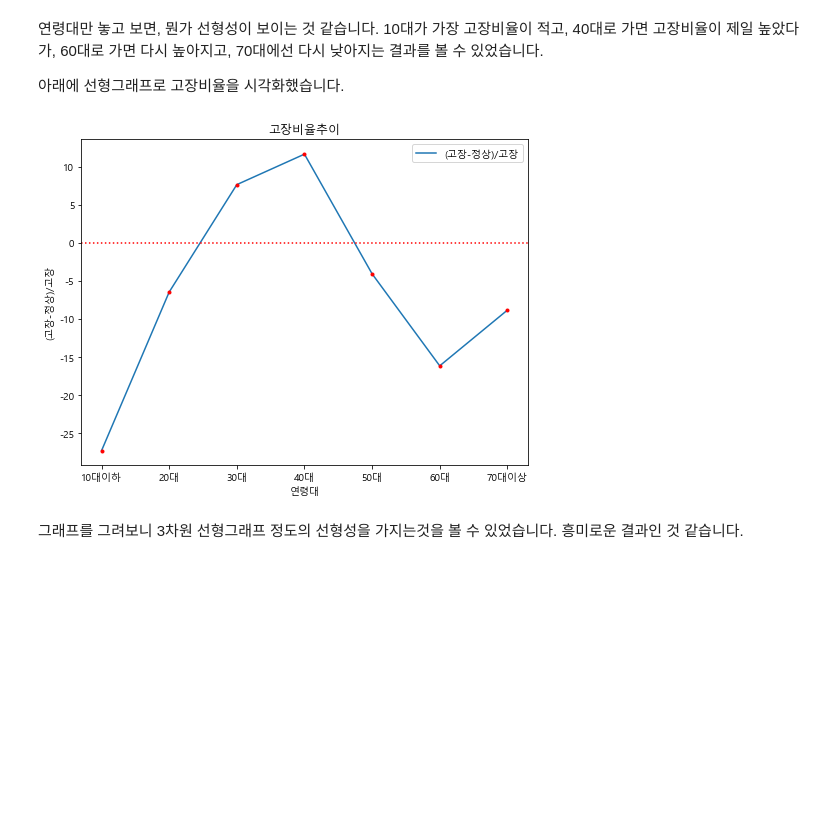
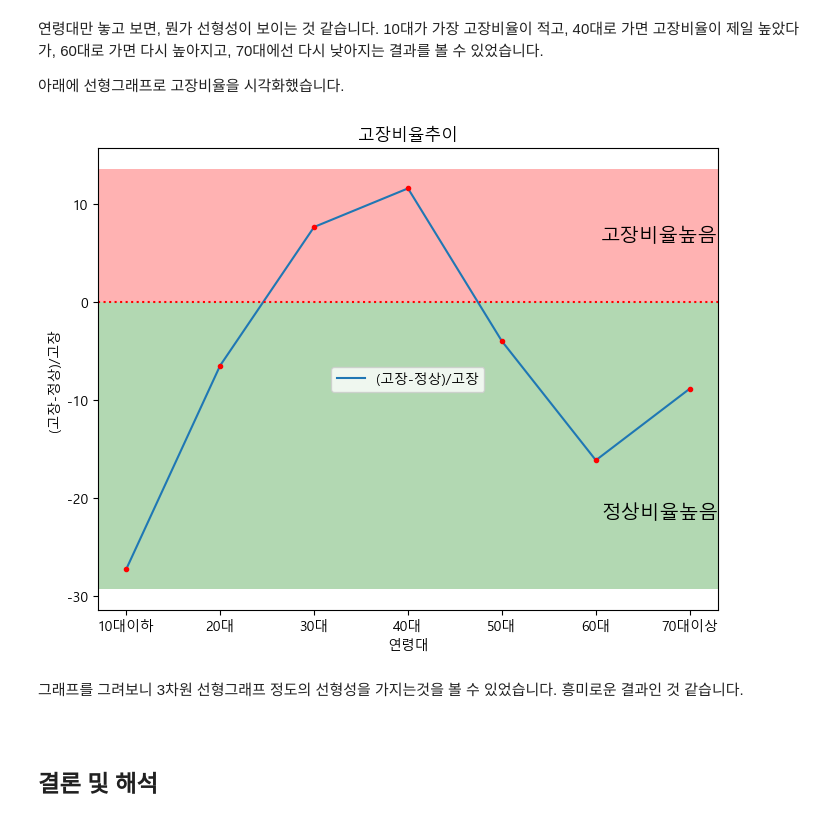
Before and after one commit to leechanhoe/data-science-project, a Jupyter notebook: 나이성별과 고장의 연관성 분석.ipynb, the cells around one changed output. Cells and saved outputs as stored; diff of their text form; code cells hidden in the pictures; blank space fills up the shorter version.

```diff
--- a/나이성별과 고장의 연관성 분석.ipynb
+++ b/나이성별과 고장의 연관성 분석.ipynb
@@ -5,6 +5,7 @@ import pandas as pd
 import numpy as np
 import matplotlib
 import matplotlib.pyplot as plt
+matplotlib.rcParams['font.family'] ='Malgun Gothic'
 matplotlib.rcParams['axes.unicode_minus'] = False
 # %%
 df = pd.read_csv("training_data7~12.csv")
@@ -197,18 +201,30 @@ plt.show()
 아래에 선형그래프로 고장비율을 시각화했습니다.
 # %%
 df_broken = pd.DataFrame({'연령대':cross_table.index, '(고장-정상)/고장':diff})
+diff = pd.Series(diff)
+
 fig, ax = plt.subplots(figsize=(8, 6))
 df_broken.plot(x='연령대', y='(고장-정상)/고장', kind='line', ax=ax)
 ax.set_xlabel('연령대')
 ax.set_ylabel('(고장-정상)/고장')
 ax.set_title('고장비율추이')
 
 ax.axhline(0, color='red', linestyle='dotted')
 ax.plot(cross_table.index, diff, 'ro', markersize=3)
 
+ax.axhspan(0, ax.get_ylim()[1], facecolor='red', alpha=0.3) # 상단 배경색
+ax.axhspan(ax.get_ylim()[0], 0, facecolor='green', alpha=0.3) # 하단 배경색
+
+ax.annotate('고장비율높음', xy=(1, 0.8), xycoords='axes fraction', fontsize=14, color='black', ha='right')
+ax.annotate('정상비율높음', xy=(1, 0.2), xycoords='axes fraction', fontsize=14, color='black', ha='right')
+
 # 플롯 출력
 plt.show()
 # %% [output]
-[figure, old version]
+[figure, new version]
 # %% [markdown]
 그래프를 그려보니 3차원 선형그래프 정도의 선형성을 가지는것을 볼 수 있었습니다. 흥미로운 결과인 것 같습니다.
+# %% [markdown]
+<br>
+
+## 결론 및 해석
```
Also changed, not shown: parts of 5 cells of this notebook, 4 other files.
